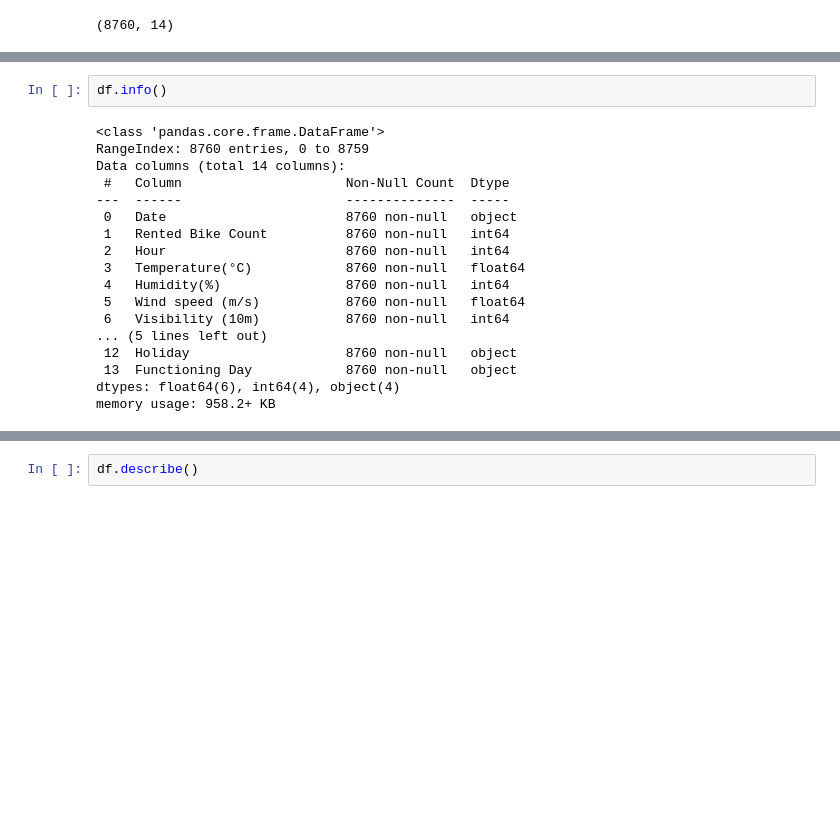
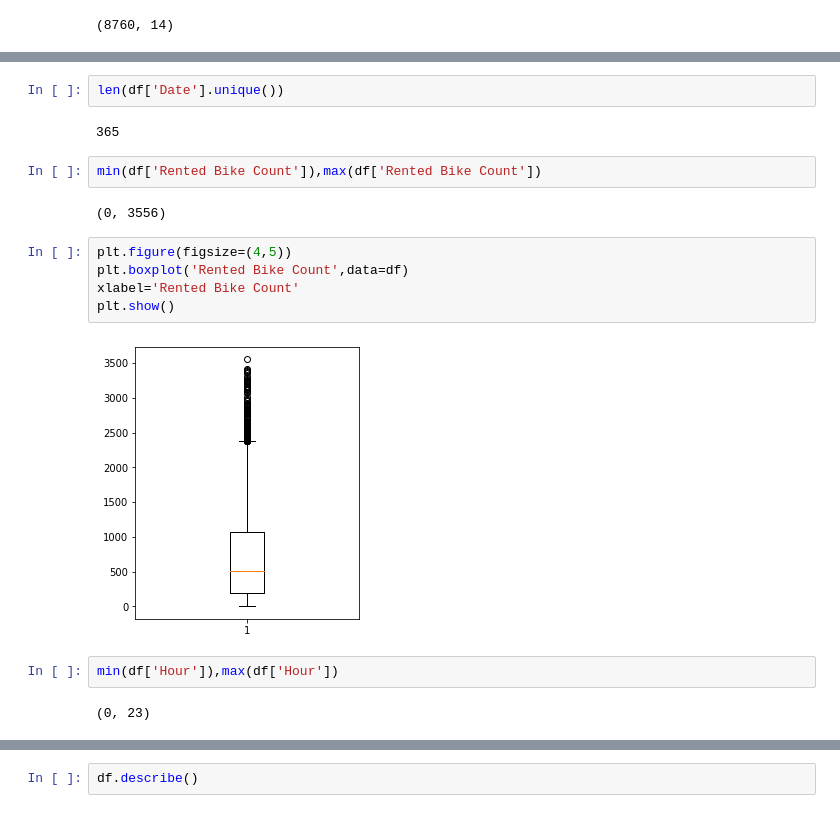
Before and after one commit to rugadamanikanta/seoul-bike-sharing-demand-prediction, a Jupyter notebook: Bike_Sharing_Demand_Prediction_Capstone_Project.ipynb, the cells around one changed output, grey strips where cells are left out. Drawn from its saved outputs; the diff is of its cells as text; blank space fills up the shorter version.

```diff
--- a/Bike_Sharing_Demand_Prediction_Capstone_Project.ipynb
+++ b/Bike_Sharing_Demand_Prediction_Capstone_Project.ipynb
@@ -67,20 +67,19 @@ df.head(24)
-# %%
-df.info()
-# %% [output]
-<class 'pandas.core.frame.DataFrame'>
-RangeIndex: 8760 entries, 0 to 8759
-Data columns (total 14 columns):
- #   Column                     Non-Null Count  Dtype
----  ------                     --------------  -----
- 0   Date                       8760 non-null   object
- 1   Rented Bike Count          8760 non-null   int64
- 2   Hour                       8760 non-null   int64
- 3   Temperature(°C)            8760 non-null   float64
- 4   Humidity(%)                8760 non-null   int64
- 5   Wind speed (m/s)           8760 non-null   float64
- 6   Visibility (10m)           8760 non-null   int64
-... (5 lines left out)
- 12  Holiday                    8760 non-null   object
- 13  Functioning Day            8760 non-null   object
-dtypes: float64(6), int64(4), object(4)
-memory usage: 958.2+ KB
+# %%
+len(df['Date'].unique())
+# %% [output]
+365
+# %%
+min(df['Rented Bike Count']),max(df['Rented Bike Count'])
+# %% [output]
+(0, 3556)
+# %%
+plt.figure(figsize=(4,5))
+plt.boxplot('Rented Bike Count',data=df)
+xlabel='Rented Bike Count'
+plt.show()
+# %% [output]
+[figure, added]
+# %%
+min(df['Hour']),max(df['Hour'])
+# %% [output]
+(0, 23)
```
Also changed, not shown: parts of 12 cells of this notebook.
